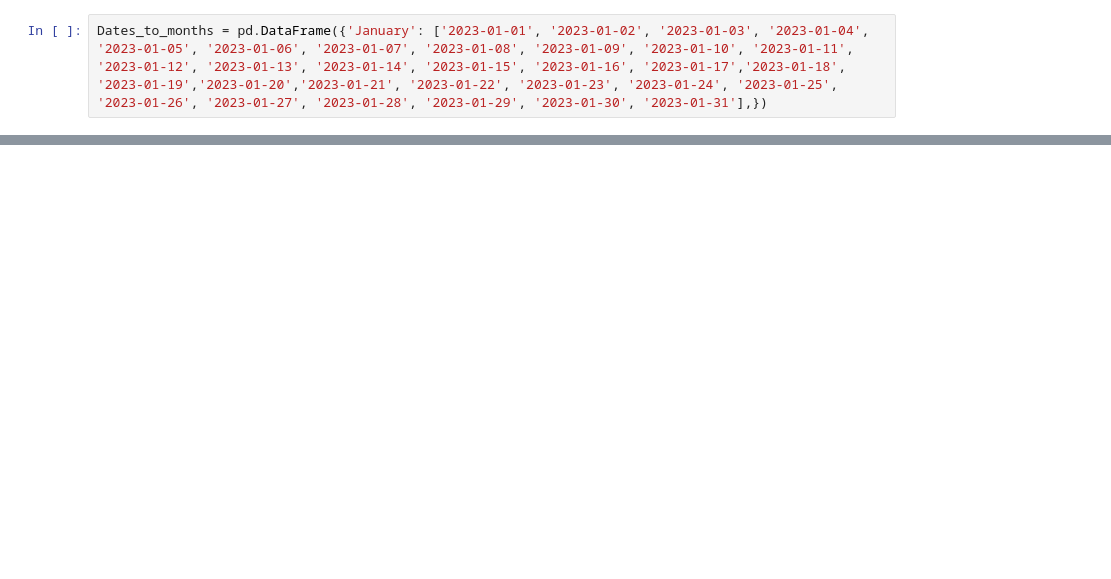
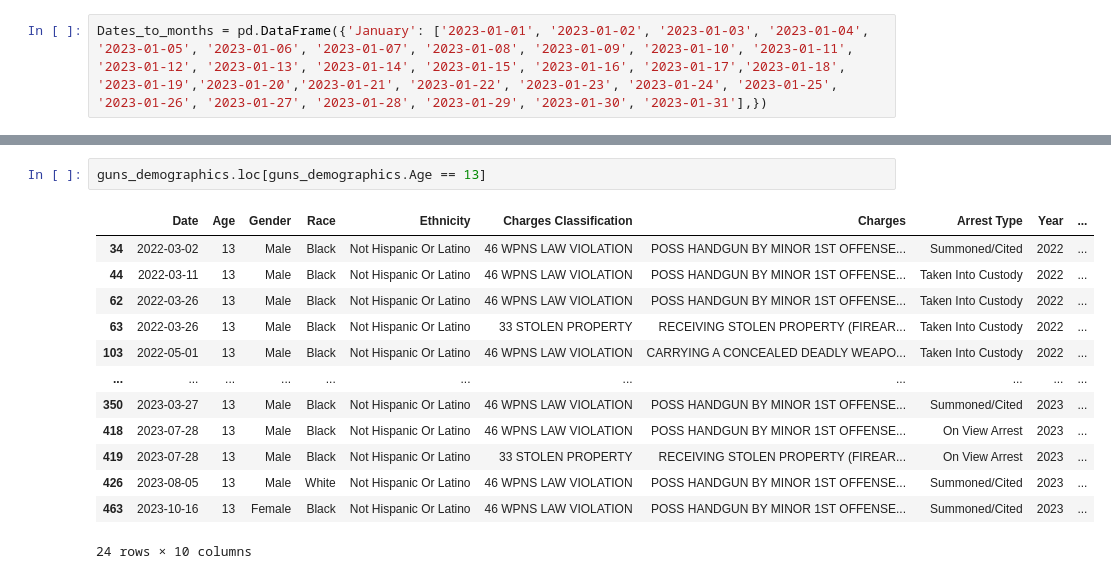
Before and after one commit to marresaburke/tracking_Louisville_crime, a Jupyter notebook: teens_arrested.ipynb, the cells around one changed output, grey strips where cells are left out. Drawn from its saved outputs; the diff is of its cells as text; blank space fills up the shorter version.

```diff
--- a/teens_arrested.ipynb
+++ b/teens_arrested.ipynb
@@ -246,0 +252,16 @@ Index(['Age', 'Gender', 'Race', 'Ethnicity', 'Charges Classification',
+# %%
+guns_demographics.loc[guns_demographics.Age == 13]
+# %% [output]
+|  | Date | Age | Gender | Race | Ethnicity | Charges Classification | Charges | Arrest Type | Year | ... |
+| 34 | 2022-03-02 | 13 | Male | Black | Not Hispanic Or Latino | 46 WPNS LAW VIOLATION | POSS HANDGUN BY MINOR 1ST OFFENSE... | Summoned/Cited | 2022 | ... |
+| 44 | 2022-03-11 | 13 | Male | Black | Not Hispanic Or Latino | 46 WPNS LAW VIOLATION | POSS HANDGUN BY MINOR 1ST OFFENSE... | Taken Into Custody | 2022 | ... |
+| 62 | 2022-03-26 | 13 | Male | Black | Not Hispanic Or Latino | 46 WPNS LAW VIOLATION | POSS HANDGUN BY MINOR 1ST OFFENSE... | Taken Into Custody | 2022 | ... |
+| 63 | 2022-03-26 | 13 | Male | Black | Not Hispanic Or Latino | 33 STOLEN PROPERTY | RECEIVING STOLEN PROPERTY (FIREAR... | Taken Into Custody | 2022 | ... |
+| 103 | 2022-05-01 | 13 | Male | Black | Not Hispanic Or Latino | 46 WPNS LAW VIOLATION | CARRYING A CONCEALED DEADLY WEAPO... | Taken Into Custody | 2022 | ... |
+| ... | ... | ... | ... | ... | ... | ... | ... | ... | ... | ... |
+| 350 | 2023-03-27 | 13 | Male | Black | Not Hispanic Or Latino | 46 WPNS LAW VIOLATION | POSS HANDGUN BY MINOR 1ST OFFENSE... | Summoned/Cited | 2023 | ... |
+| 418 | 2023-07-28 | 13 | Male | Black | Not Hispanic Or Latino | 46 WPNS LAW VIOLATION | POSS HANDGUN BY MINOR 1ST OFFENSE... | On View Arrest | 2023 | ... |
+| 419 | 2023-07-28 | 13 | Male | Black | Not Hispanic Or Latino | 33 STOLEN PROPERTY | RECEIVING STOLEN PROPERTY (FIREAR... | On View Arrest | 2023 | ... |
+| 426 | 2023-08-05 | 13 | Male | White | Not Hispanic Or Latino | 46 WPNS LAW VIOLATION | POSS HANDGUN BY MINOR 1ST OFFENSE... | Summoned/Cited | 2023 | ... |
+| 463 | 2023-10-16 | 13 | Female | Black | Not Hispanic Or Latino | 46 WPNS LAW VIOLATION | POSS HANDGUN BY MINOR 1ST OFFENSE... | Summoned/Cited | 2023 | ... |
+24 rows × 10 columns
```
Also changed, not shown: parts of 11 cells of this notebook, 1 other file.
